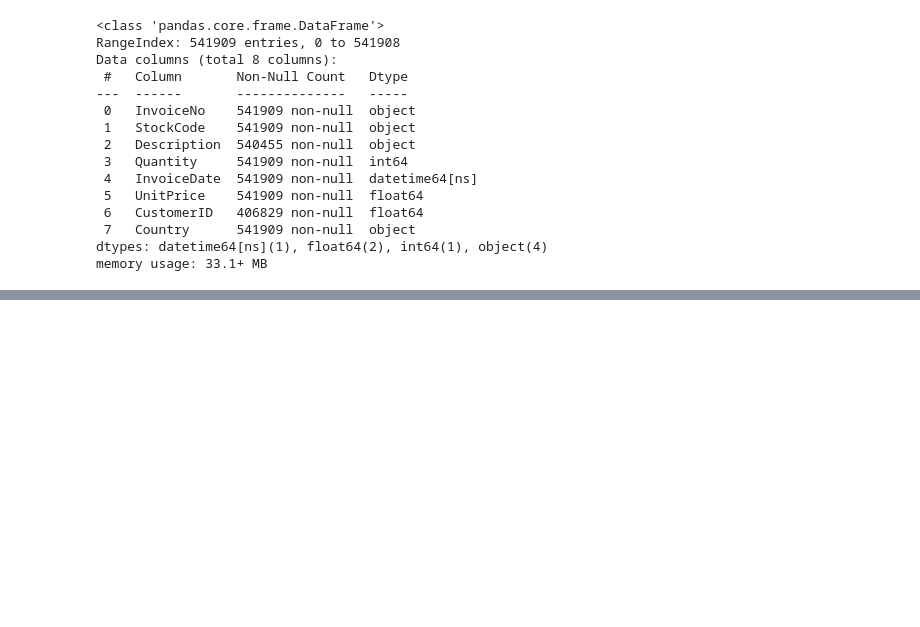
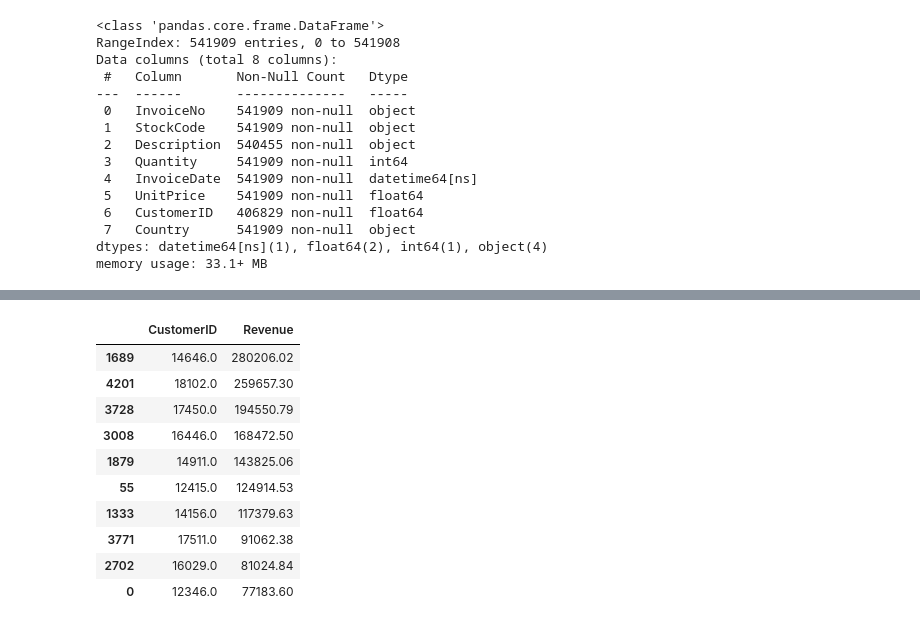
Before and after one commit to Khadija-de/ecommerce-sales-analysis-python., a Jupyter notebook: sales-analysis.ipynb, the cells around one changed output, grey strips where cells are left out. Saved outputs shown, nothing was run; the diff lists cells and outputs as text; code cells hidden in the pictures; blank space fills up the shorter version.

```diff
--- a/sales-analysis.ipynb
+++ b/sales-analysis.ipynb
@@ -182,0 +190,22 @@ plt.show()
+# %%
+# Group by product description and sum total revenue for each product
+top_customers = df_clean.groupby("CustomerID")["Revenue"].sum().reset_index()
+# %%
+# sort the Revenue descending
+top_customers = top_customers.sort_values(by="Revenue",ascending=False)
+# %%
+#keep top 10 countries
+top_10_customers = top_customers.head(10)
+top_10_customers
+# %% [output]
+|  | CustomerID | Revenue |
+| 1689 | 14646.0 | 280206.02 |
+| 4201 | 18102.0 | 259657.30 |
+| 3728 | 17450.0 | 194550.79 |
+| 3008 | 16446.0 | 168472.50 |
+| 1879 | 14911.0 | 143825.06 |
+| 55 | 12415.0 | 124914.53 |
+| 1333 | 14156.0 | 117379.63 |
+| 3771 | 17511.0 | 91062.38 |
+| 2702 | 16029.0 | 81024.84 |
+| 0 | 12346.0 | 77183.60 |
```
Also changed, not shown: parts of 23 cells of this notebook.
